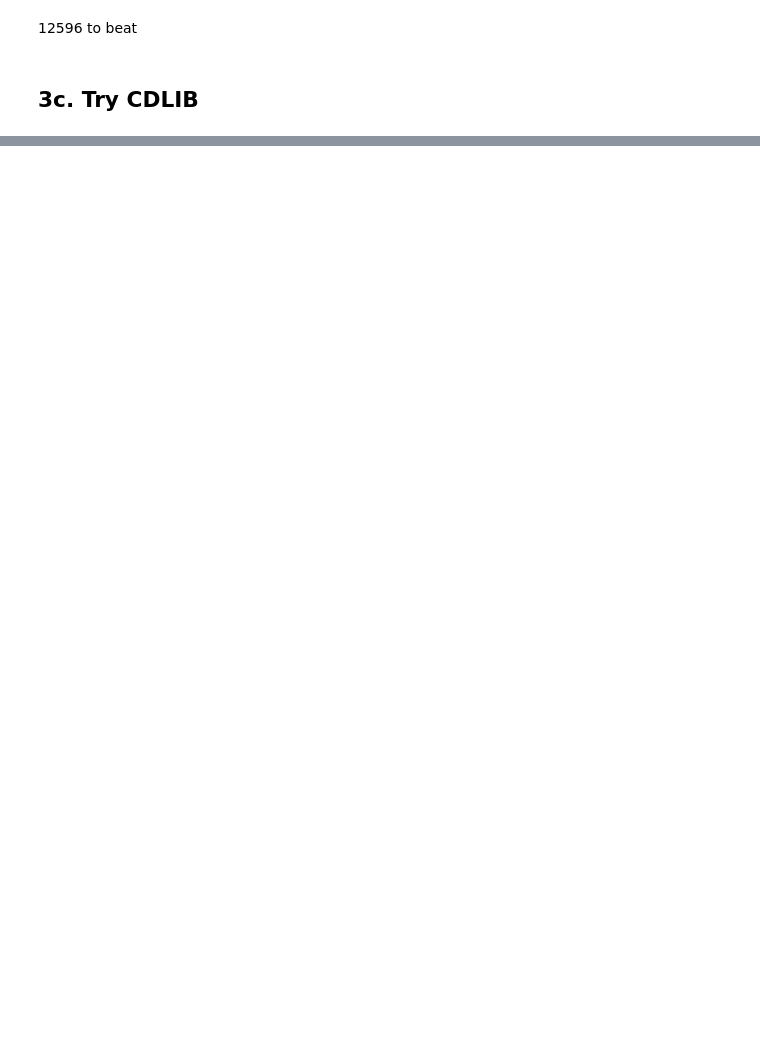
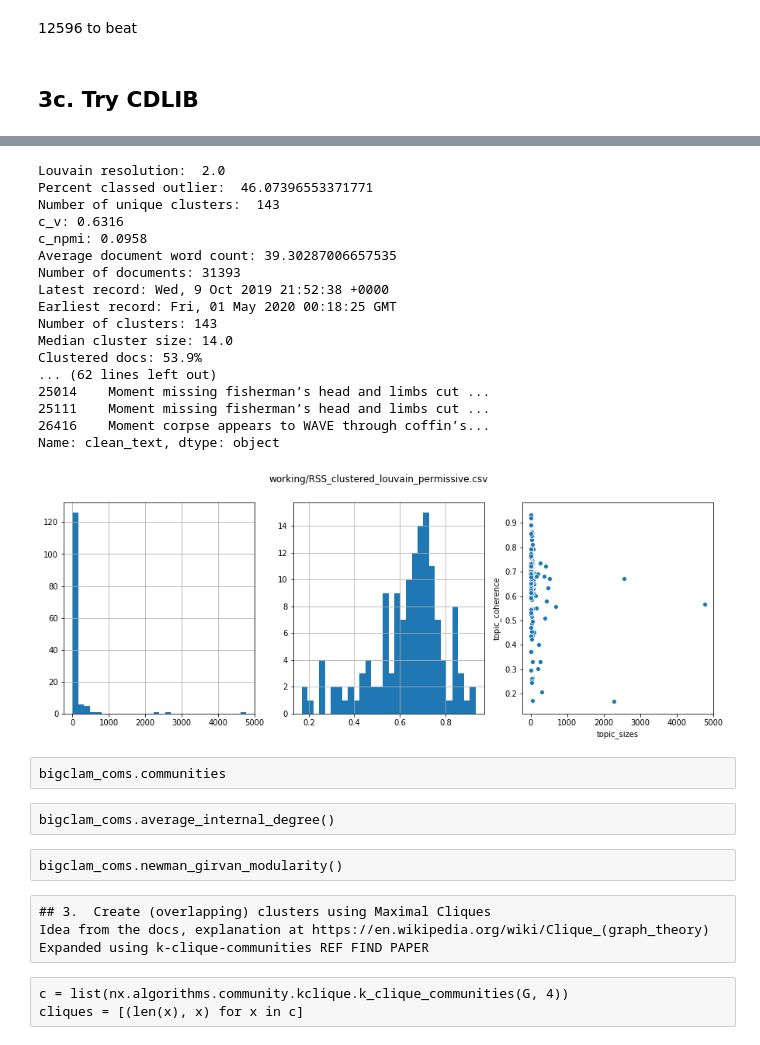
Before and after one commit to MartinChrisWood/news_crow, a Jupyter notebook: 01_topic_pipeline_network.ipynb, the cells around one changed output, grey strips where cells are left out. Cells and saved outputs as stored; diff of their text form; code cells hidden in the pictures; blank space fills up the shorter version.

```diff
--- a/01_topic_pipeline_network.ipynb
+++ b/01_topic_pipeline_network.ipynb
@@ -359,0 +230,37 @@ corpus.to_csv("working/disaster_clustered_bigclam.csv")
+# %%
+G = nx.read_gml("working/RSS_graph_2lim_permissive.gml")
+corpus = generate_louvain(G, corpus, resolution=2.0)
+corpus.to_csv("working/RSS_clustered_louvain_permissive.csv")
+coherences = helper.report_corpus_model_coherence("working/RSS_clustered_louvain_permissive.csv")
+# %% [output]
+Louvain resolution:  2.0
+Percent classed outlier:  46.07396553371771
+Number of unique clusters:  143
+c_v: 0.6316
+c_npmi: 0.0958
+Average document word count: 39.30287006657535
+Number of documents: 31393
+Latest record: Wed, 9 Oct 2019 21:52:38 +0000
+Earliest record: Fri, 01 May 2020 00:18:25 GMT
+Number of clusters: 143
+Median cluster size: 14.0
+Clustered docs: 53.9%
+... (62 lines left out)
+25014    Moment missing fisherman’s head and limbs cut ...
+25111    Moment missing fisherman’s head and limbs cut ...
+26416    Moment corpse appears to WAVE through coffin’s...
+Name: clean_text, dtype: object
+[figure, added]
+# %% [raw]
+bigclam_coms.communities
+# %% [raw]
+bigclam_coms.average_internal_degree()
+# %% [raw]
+bigclam_coms.newman_girvan_modularity()
+# %% [raw]
+## 3.  Create (overlapping) clusters using Maximal Cliques
+Idea from the docs, explanation at https://en.wikipedia.org/wiki/Clique_(graph_theory)
+Expanded using k-clique-communities REF FIND PAPER
+# %% [raw]
+c = list(nx.algorithms.community.kclique.k_clique_communities(G, 4))
+cliques = [(len(x), x) for x in c]
```
Also changed, not shown: parts of 46 cells of this notebook, 12 other files.
